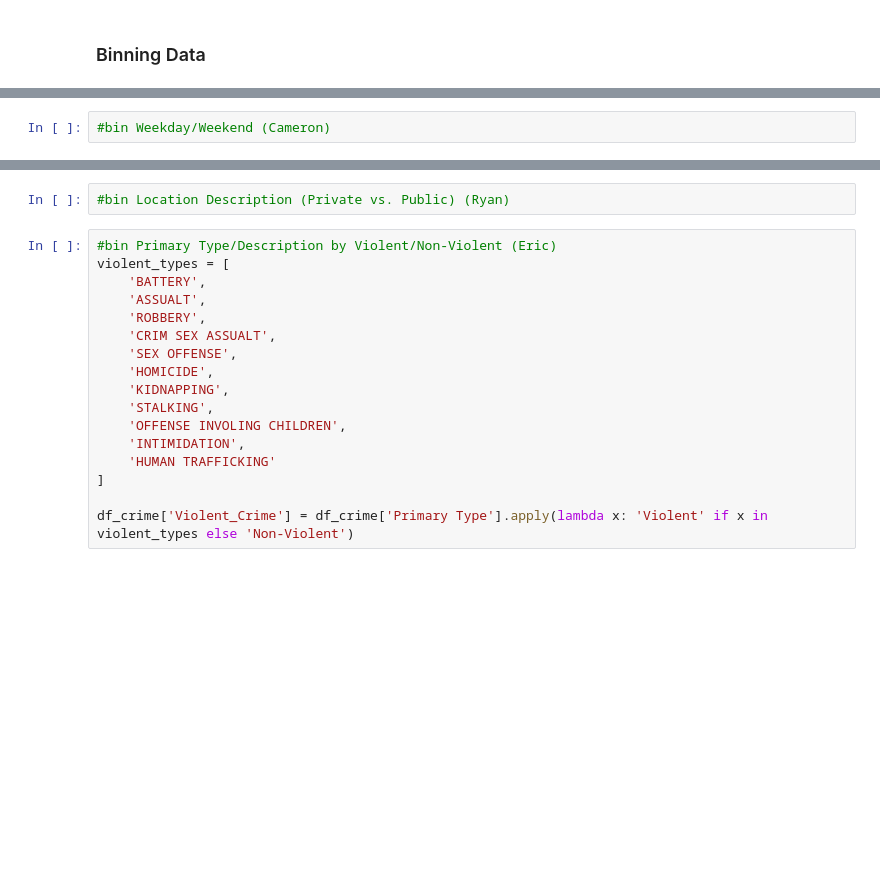
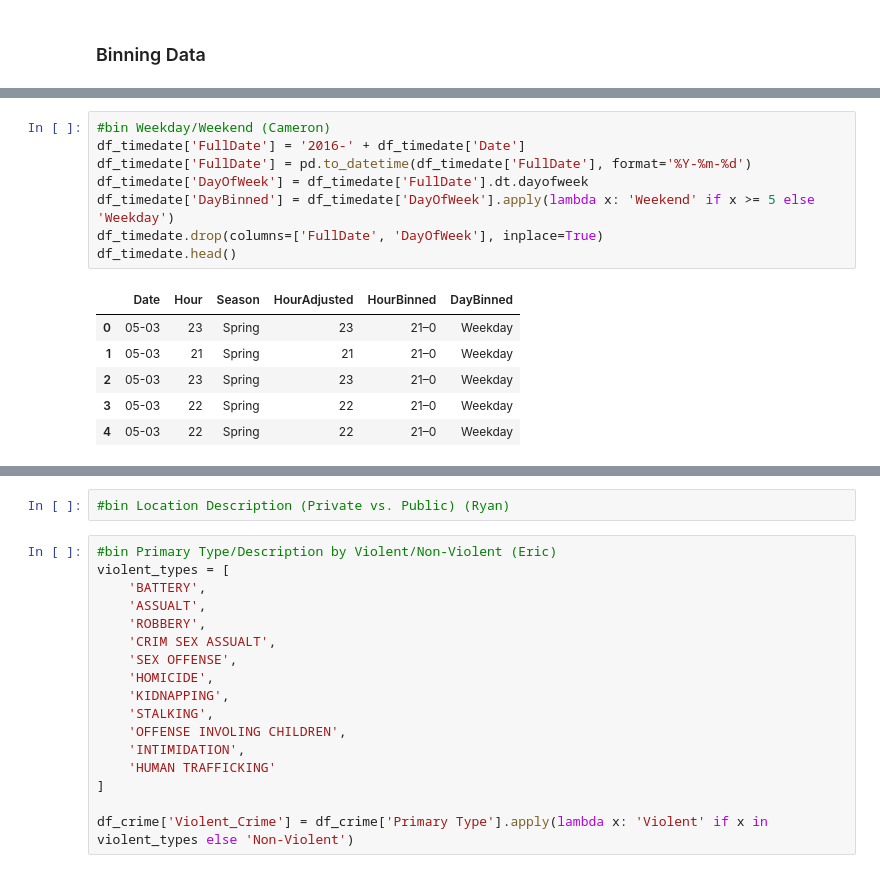
Before and after one commit to tkoche3/ISDS7075, a Jupyter notebook: ISDS7075_group.ipynb, the cells around one changed output, grey strips where cells are left out. Saved outputs shown, nothing was run; the diff lists cells and outputs as text; blank space fills up the shorter version.

```diff
--- a/ISDS7075_group.ipynb
+++ b/ISDS7075_group.ipynb
@@ -120,2 +183,15 @@ memory usage: 23.4+ MB
 # %%
 #bin Weekday/Weekend (Cameron)
+df_timedate['FullDate'] = '2016-' + df_timedate['Date']
+df_timedate['FullDate'] = pd.to_datetime(df_timedate['FullDate'], format='%Y-%m-%d')
+df_timedate['DayOfWeek'] = df_timedate['FullDate'].dt.dayofweek
+df_timedate['DayBinned'] = df_timedate['DayOfWeek'].apply(lambda x: 'Weekend' if x >= 5 else 'Weekday')
+df_timedate.drop(columns=['FullDate', 'DayOfWeek'], inplace=True)
+df_timedate.head()
+# %% [output]
+|  | Date | Hour | Season | HourAdjusted | HourBinned | DayBinned |
+| 0 | 05-03 | 23 | Spring | 23 | 21–0 | Weekday |
+| 1 | 05-03 | 21 | Spring | 21 | 21–0 | Weekday |
+| 2 | 05-03 | 23 | Spring | 23 | 21–0 | Weekday |
+| 3 | 05-03 | 22 | Spring | 22 | 21–0 | Weekday |
+| 4 | 05-03 | 22 | Spring | 22 | 21–0 | Weekday |
```
Also changed, not shown: parts of 6 cells of this notebook.
